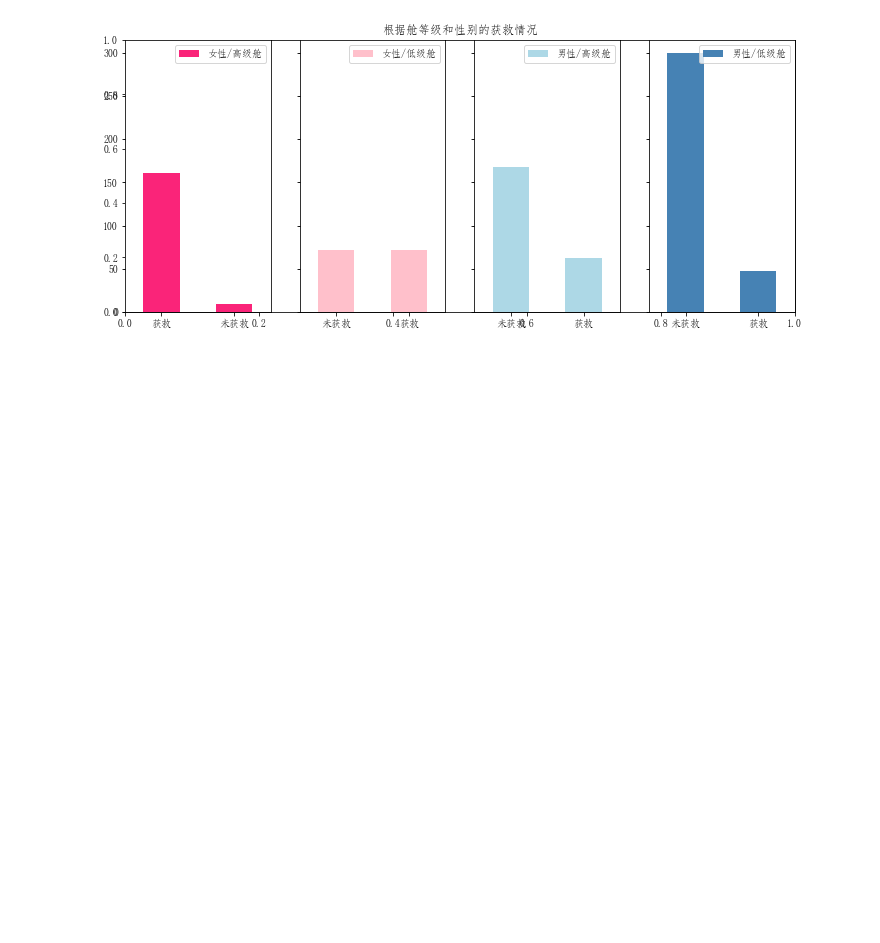
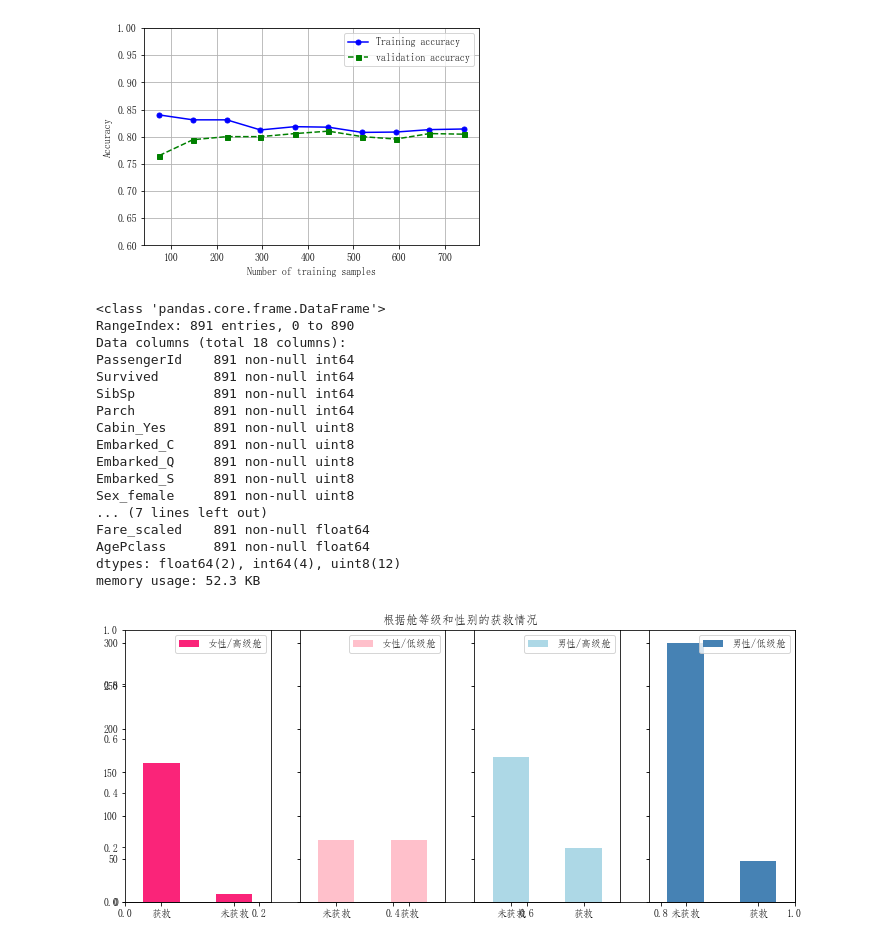
Before and after one commit to hahanigehaha233/mltest, a Jupyter notebook: Titanic/plot.ipynb, the cells around one changed output. Drawn from its saved outputs; the diff is of its cells as text; code cells hidden in the pictures; blank space fills up the shorter version.

Commit message:
Add module of plot `Learning Curve`

```diff
--- a/Titanic/plot.ipynb
+++ b/Titanic/plot.ipynb
@@ -7,7 +7,67 @@ from pylab import mpl
 mpl.rcParams['font.sans-serif'] = ['FangSong'] # 指定默认字体
 mpl.rcParams['axes.unicode_minus'] = False # 解决保存图像是负号'-'显示为方块的问题
 figsize=(12,5)
-data_train = pd.read_csv('all/train.csv')
+data_train = pd.read_csv('Titanic_data/train.csv')
+# %%
+# Learning Curve
+import matplotlib.pyplot as plt
+from sklearn.learning_curve import learning_curve
+from sklearn.pipeline import Pipeline
+from sklearn.linear_model import LogisticRegression
+import logistic
+pipe_titanic = Pipeline([
+                        ('clf',LogisticRegression(C=1000.0,penalty='l2',tol=1e-4))])
+df = logistic.set_Feature(data_train)
+X, y = logistic.get_X_y(df)
+
+train_size, train_scores, test_scores = learning_curve(estimator=pipe_titanic,
+                                                      X=X,
+                                                      y=y,
+                                                      train_sizes=np.linspace(0.1,1.0,10),
+                                                      cv=6,
+                                                      n_jobs=1)
+
+train_mean = np.mean(train_scores, axis=1)
+train_std = np.std(train_scores, axis=1)
+test_mean = np.mean(test_scores, axis=1)
+test_std = np.std(test_scores,axis=1)
+plt.plot(train_size, train_mean,
+        color = 'blue', marker='o',
+        markersize=5,label = 'Training accuracy')
+plt.plot(train_size, test_mean,
+        color='green',linestyle='--',
+        marker='s',markersize=5,
+        label='validation accuracy')
+plt.grid()
+plt.xlabel('Number of training samples')
+plt.ylabel('Accuracy')
+plt.legend(loc = "upper right")
+plt.ylim([0.6,1.0])
+plt.show()
+df.info()
+#pipe_titanic.fit(X,y)
+#pipe_titanic.fit(train_df.values[:,1:], train_df.values[:,0])
+
+#pipe_titanic =
+# %% [output]
+[figure, added]
+<class 'pandas.core.frame.DataFrame'>
+RangeIndex: 891 entries, 0 to 890
+Data columns (total 18 columns):
+PassengerId    891 non-null int64
+Survived       891 non-null int64
+SibSp          891 non-null int64
+Parch          891 non-null int64
+Cabin_Yes      891 non-null uint8
+Embarked_C     891 non-null uint8
+Embarked_Q     891 non-null uint8
+Embarked_S     891 non-null uint8
+Sex_female     891 non-null uint8
+... (7 lines left out)
+Fare_scaled    891 non-null float64
+AgePclass      891 non-null float64
+dtypes: float64(2), int64(4), uint8(12)
+memory usage: 52.3 KB
 # %%
 fig = plt.figure(figsize=figsize)
 fig.set(alpha=0.65) # 设置图像透明度，无所谓
```
